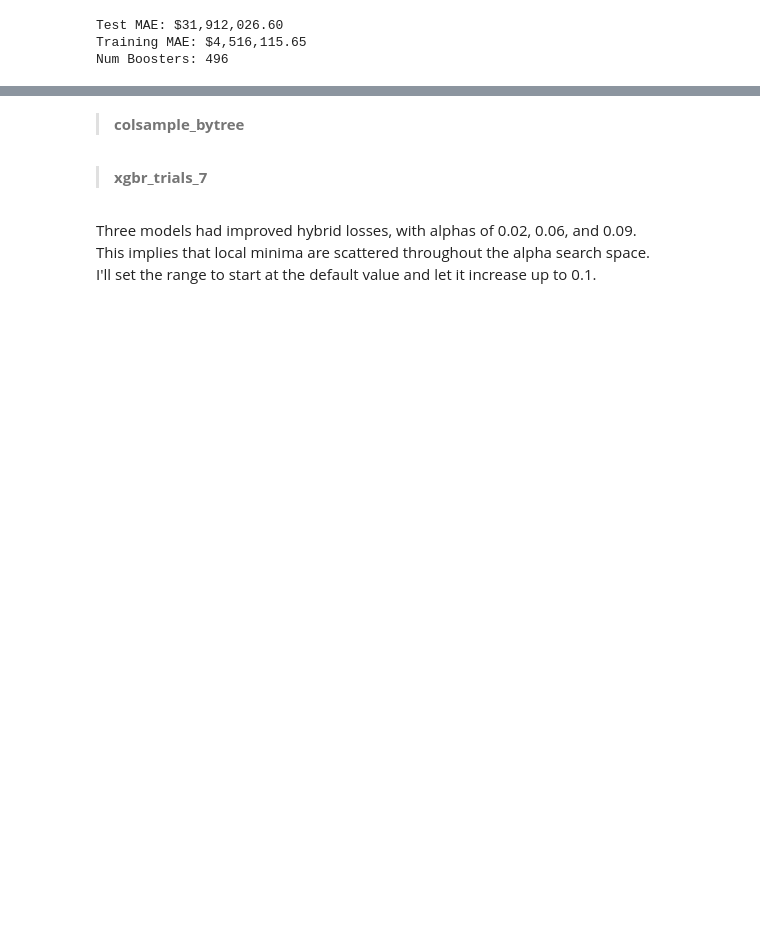
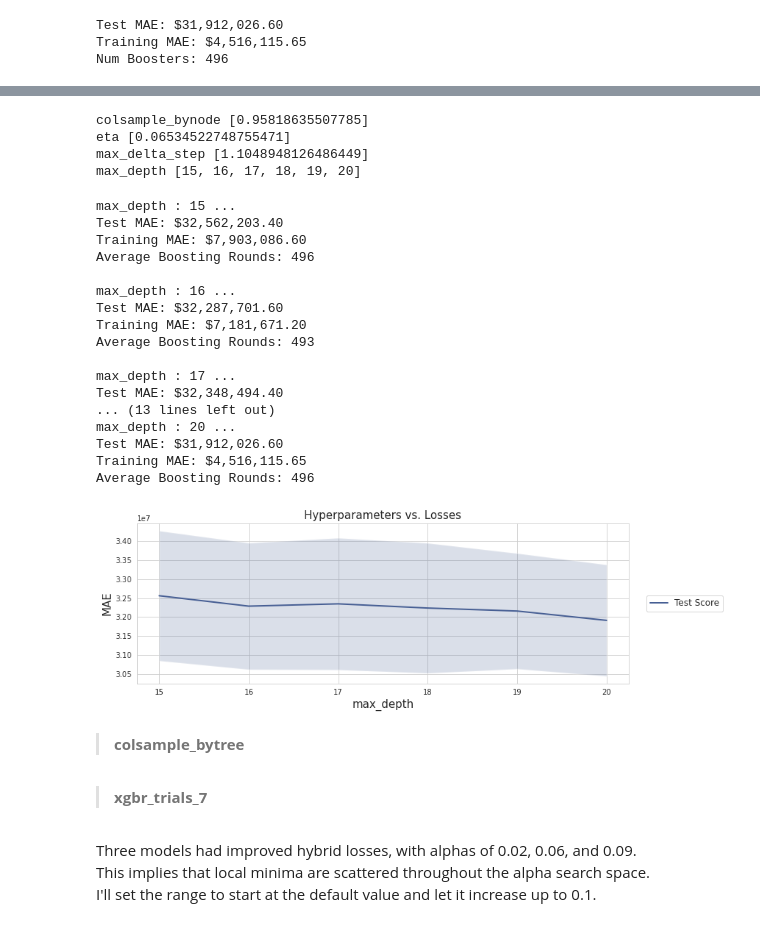
Before and after one commit to christianspybrook/movie_actor_tree_ensembles, a Jupyter notebook: xgboost/capstone2_xgb_regressor_optimized_target.ipynb, the cells around one changed output, grey strips where cells are left out. Saved outputs shown, nothing was run; the diff lists cells and outputs as text; code cells hidden in the pictures; blank space fills up the shorter version.

```diff
--- a/xgboost/capstone2_xgb_regressor_optimized_target.ipynb
+++ b/xgboost/capstone2_xgb_regressor_optimized_target.ipynb
@@ -2805,2 +2808,42 @@ Num Boosters: 496
+# %%
+# get best hyperparameters from last trials
+best_params = xgbr_trials_5.best_trial['result']['params']
+# create parameter search grid
+param_grid = {
+    'colsample_bynode': [best_params['colsample_bynode']],
+    'eta': [best_params['eta']],
+    'max_delta_step': [best_params['max_delta_step']],
+    'max_depth': [int(x) for x in np.linspace(15, 20, num=6)]
+}
+# show values
+for param, param_lst in param_grid.items():
+    print(param, param_lst)
+# %% [output]
+colsample_bynode [0.95818635507785]
+eta [0.06534522748755471]
+max_delta_step [1.1048948126486449]
+max_depth [15, 16, 17, 18, 19, 20]
+# %%
+# plot cross validation results for hyperparameter range
+plot_hyperparameters(X_train, y_train, 10, get_scratch_cv, 'gpu_hist', param_grid)
+# %% [output]
+max_depth : 15 ...
+Test MAE: $32,562,203.40
+Training MAE: $7,903,086.60
+Average Boosting Rounds: 496
+
+max_depth : 16 ...
+Test MAE: $32,287,701.60
+Training MAE: $7,181,671.20
+Average Boosting Rounds: 493
+
+max_depth : 17 ...
+Test MAE: $32,348,494.40
+... (13 lines left out)
+max_depth : 20 ...
+Test MAE: $31,912,026.60
+Training MAE: $4,516,115.65
+Average Boosting Rounds: 496
+[figure, added]
 # %%
 f
```
Also changed, not shown: parts of 132 cells of this notebook.
